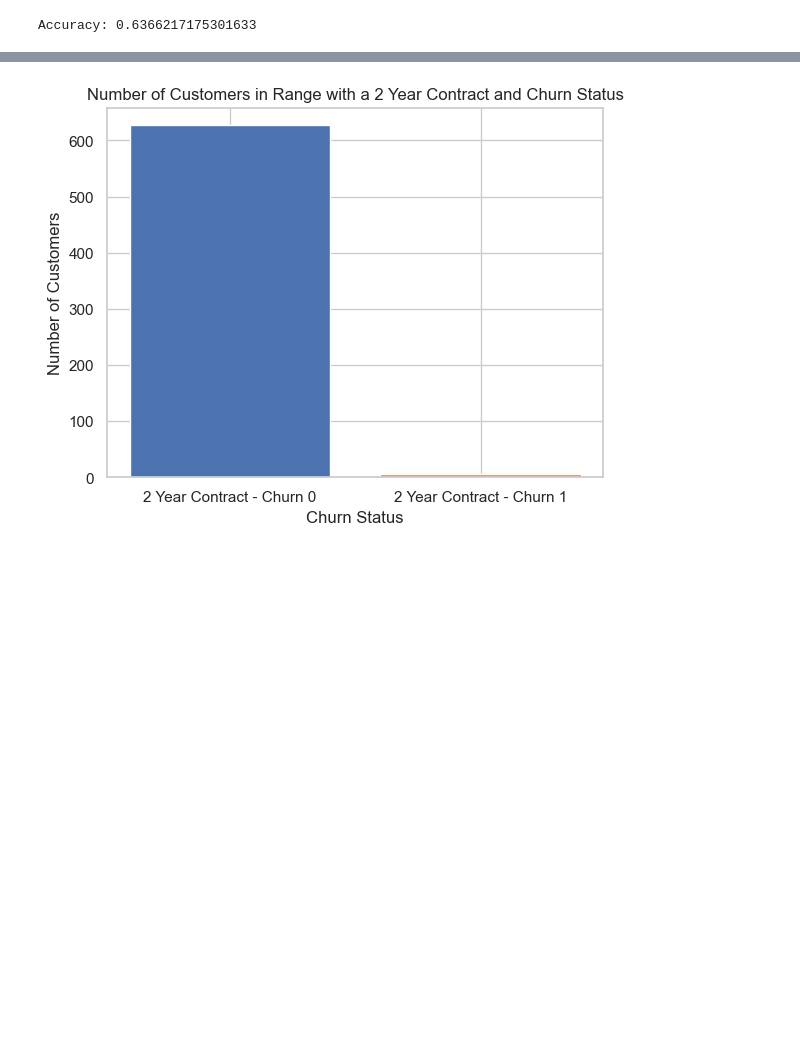
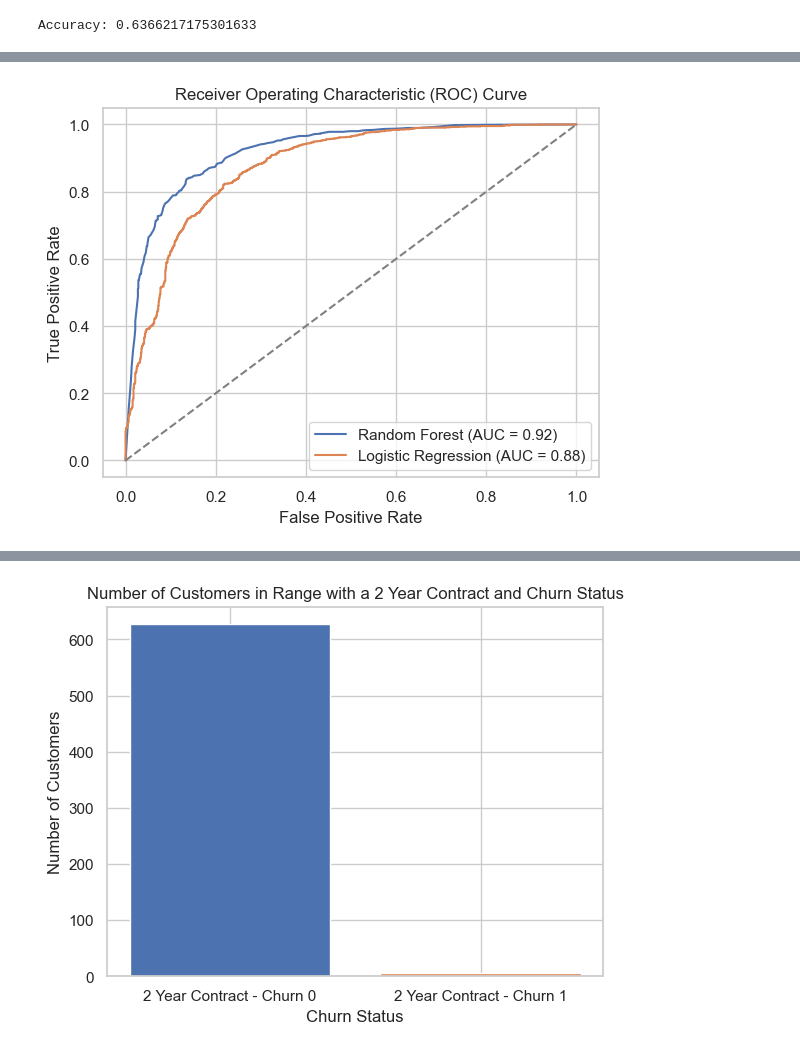
Before and after one commit to rickashb/BigDataAnalytics, a Jupyter notebook: bigdproject.ipynb, the cells around one changed output, grey strips where cells are left out. Drawn from its saved outputs; the diff is of its cells as text; code cells hidden in the pictures; blank space fills up the shorter version.

```diff
--- a/bigdproject.ipynb
+++ b/bigdproject.ipynb
@@ -1057,0 +1140,26 @@ Conclusion:
+# %%
+from sklearn.metrics import auc, roc_curve
+
+
+
+# Compute the precision-recall curve and AUC for each model
+rf_fpr, rf_tpr, _ = roc_curve(y_test, rf.predict_proba(X_test)[:, 1])
+rf_auc = auc(rf_fpr, rf_tpr)
+
+logreg_fpr, logreg_tpr, _ = roc_curve(y_test, logreg.predict_proba(X_test)[:, 1])
+logreg_auc = auc(logreg_fpr, logreg_tpr)
+
+# Plot the RISC curves for both models
+plt.plot(rf_fpr, rf_tpr, label='Random Forest (AUC = %0.2f)' % rf_auc)
+plt.plot(logreg_fpr, logreg_tpr, label='Logistic Regression (AUC = %0.2f)' % logreg_auc)
+
+# Plot the random guess line
+plt.plot([0, 1], [0, 1], color='grey', linestyle='--')
+
+plt.title('Receiver Operating Characteristic (ROC) Curve')
+plt.xlabel('False Positive Rate')
+plt.ylabel('True Positive Rate')
+plt.legend()
+plt.show()
+# %% [output]
+[figure, added]
```
Also changed, not shown: parts of 22 cells of this notebook.
